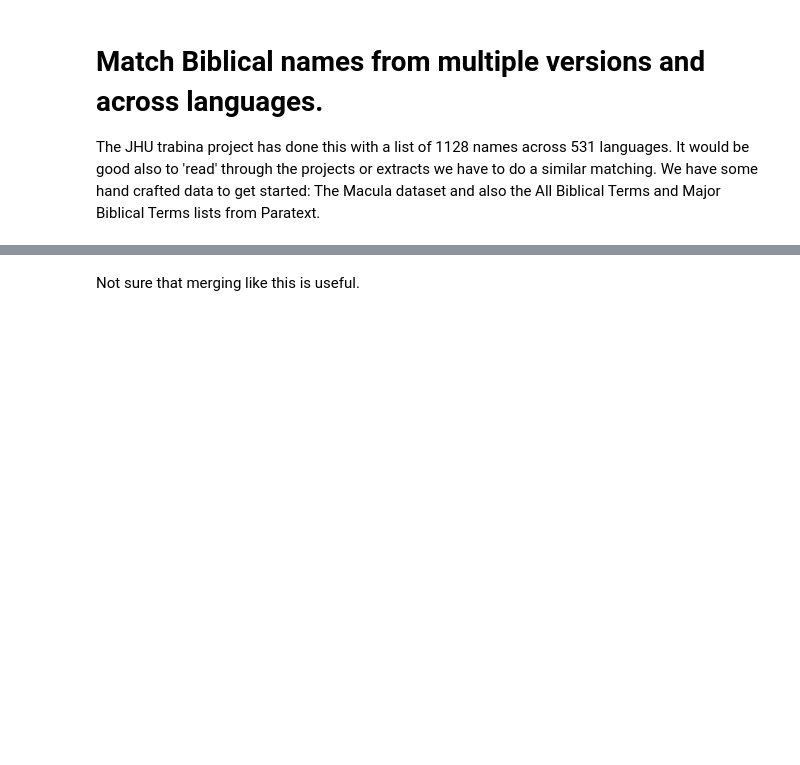
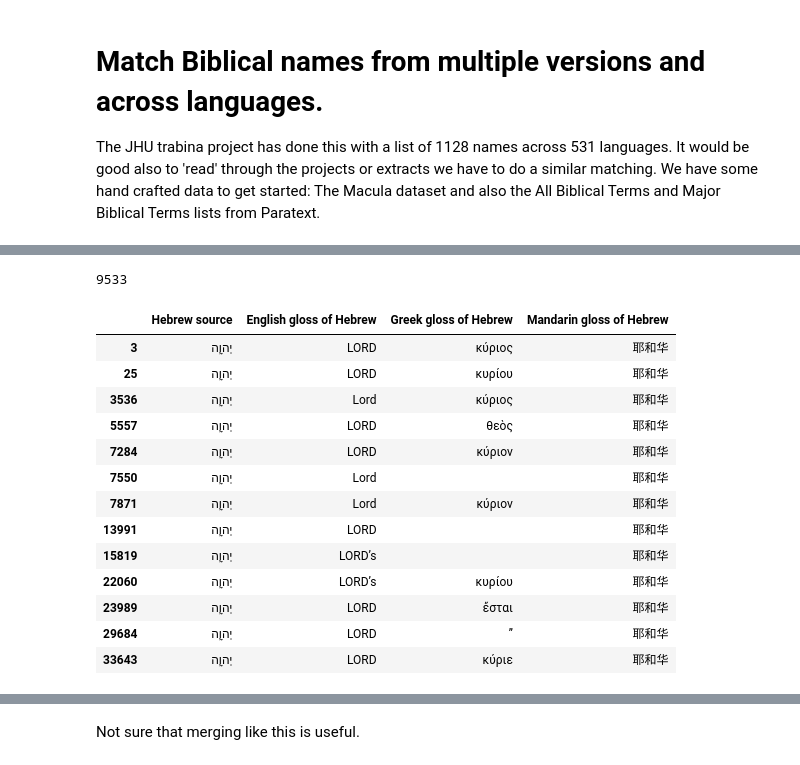
Before and after one commit to davidbaines/trabina, a Jupyter notebook: match_biblical_names.ipynb, the cells around one changed output, grey strips where cells are left out. Drawn from its saved outputs; the diff is of its cells as text; code cells hidden in the pictures; blank space fills up the shorter version.

```diff
--- a/match_biblical_names.ipynb
+++ b/match_biblical_names.ipynb
@@ -49,0 +71,4 @@ There are 14870 unique source language terms in the macula data.
+# %%
+hebrew = hebrew_refs.drop(columns='ref')
+hebrew.drop_duplicates(subset=None, keep='first', inplace=True)
+hebrew
@@ -49,0 +89,21 @@ There are 14870 unique source language terms in the macula data.
+# %%
+len(hebrew['Hebrew source'].unique())
+# %% [output]
+9533
+# %%
+hebrew.loc[hebrew['Hebrew source'] == 'יְהוָ֧ה']
+# %% [output]
+|  | Hebrew source | English gloss of Hebrew | Greek gloss of Hebrew | Mandarin gloss of Hebrew |
+| 3 | יְהוָ֧ה | LORD | κύριος | 耶和华 |
+| 25 | יְהוָ֧ה | LORD | κυρίου | 耶和华 |
+| 3536 | יְהוָ֧ה | Lord | κύριος | 耶和华 |
+| 5557 | יְהוָ֧ה | LORD | θεὸς | 耶和华 |
+| 7284 | יְהוָ֧ה | LORD | κύριον | 耶和华 |
+| 7550 | יְהוָ֧ה | Lord |  | 耶和华 |
+| 7871 | יְהוָ֧ה | Lord | κύριον | 耶和华 |
+| 13991 | יְהוָ֧ה | LORD |  | 耶和华 |
+| 15819 | יְהוָ֧ה | LORD’s |  | 耶和华 |
+| 22060 | יְהוָ֧ה | LORD’s | κυρίου | 耶和华 |
+| 23989 | יְהוָ֧ה | LORD | ἔσται | 耶和华 |
+| 29684 | יְהוָ֧ה | LORD | ’’ | 耶和华 |
+| 33643 | יְהוָ֧ה | LORD | κύριε | 耶和华 |
```
Also changed, not shown: parts of 24 cells of this notebook.
